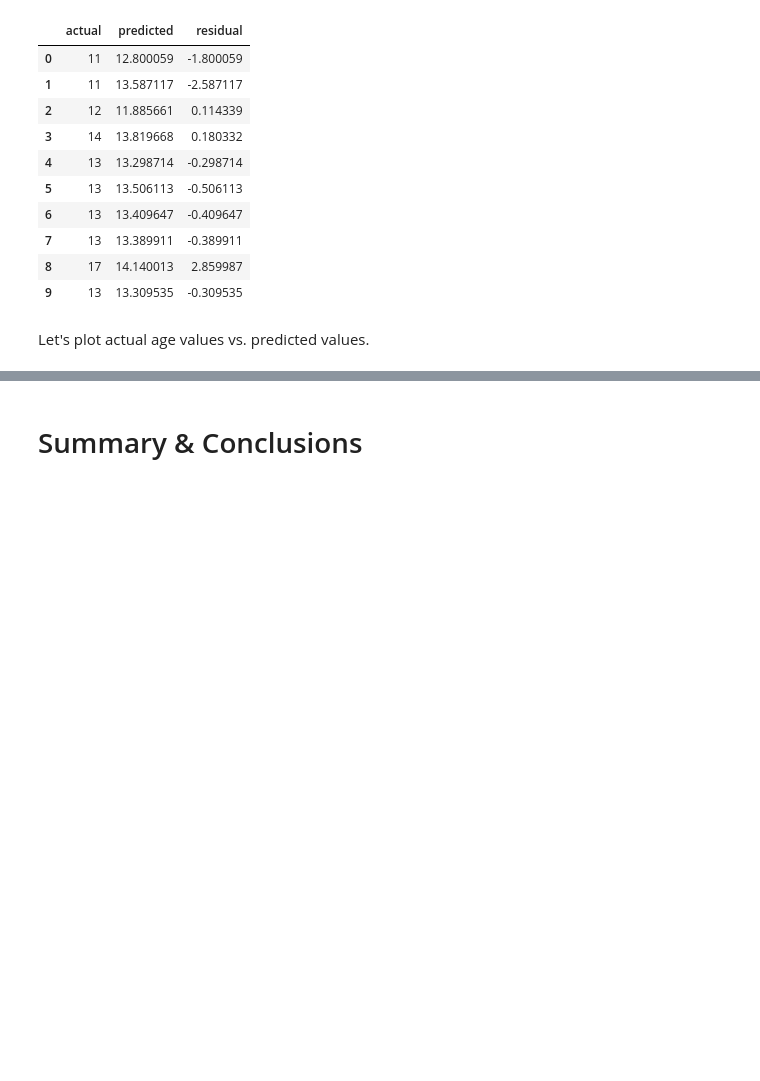
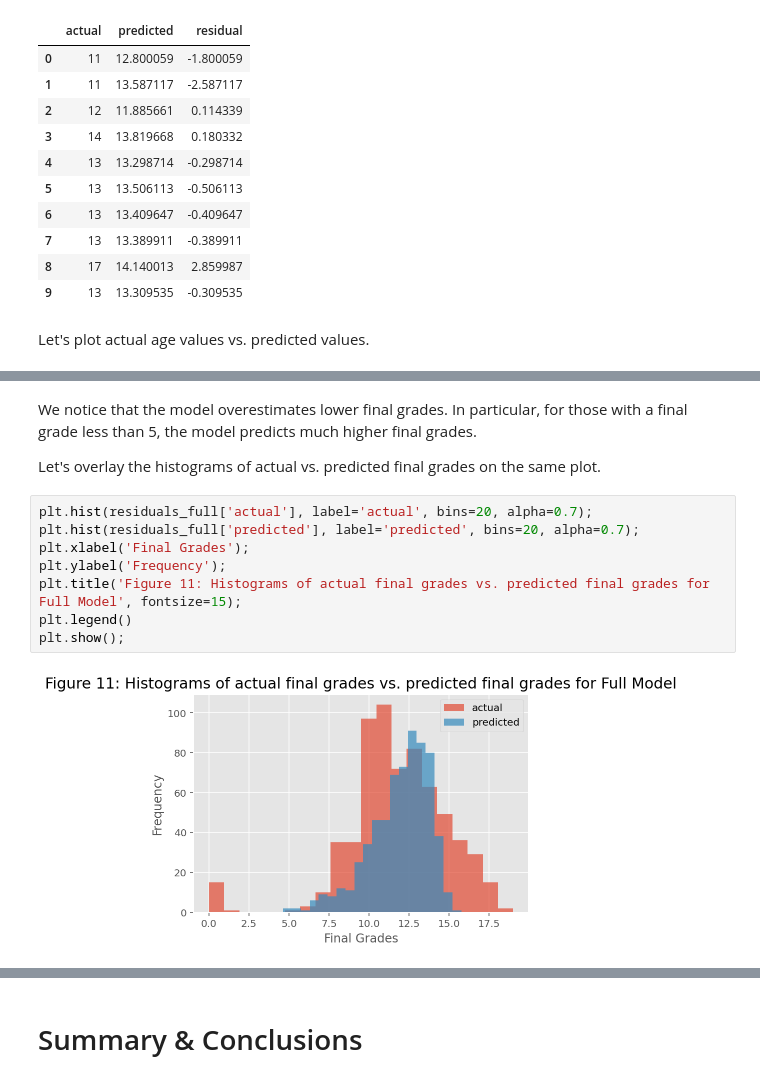
Before and after one commit to Rhyme1325/Analytics_project, a Jupyter notebook: project.ipynb, the cells around one changed output, grey strips where cells are left out. Saved outputs shown, nothing was run; the diff lists cells and outputs as text; blank space fills up the shorter version.

```diff
--- a/project.ipynb
+++ b/project.ipynb
@@ -492,0 +574,14 @@ plt.show();
+# %% [markdown]
+We notice that the model overestimates lower final grades. In particular, for those with a final grade less than 5, the model predicts much higher final grades.
+
+Let's overlay the histograms of actual vs. predicted final grades on the same plot.
+# %%
+plt.hist(residuals_full['actual'], label='actual', bins=20, alpha=0.7);
+plt.hist(residuals_full['predicted'], label='predicted', bins=20, alpha=0.7);
+plt.xlabel('Final Grades');
+plt.ylabel('Frequency');
+plt.title('Figure 11: Histograms of actual final grades vs. predicted final grades for Full Model', fontsize=15);
+plt.legend()
+plt.show();
+# %% [output]
+[figure, added]
```
Also changed, not shown: parts of 25 cells of this notebook.
